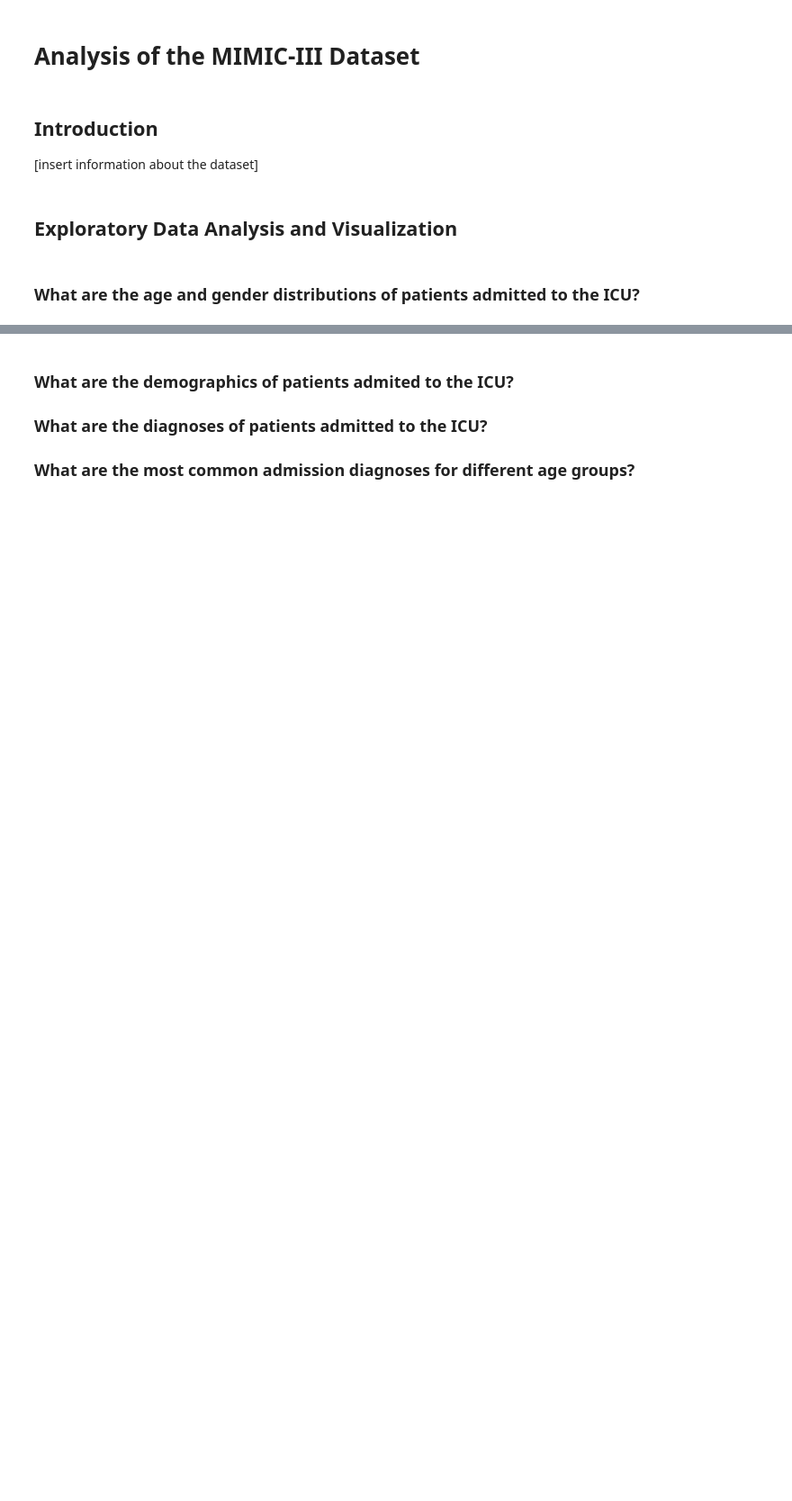
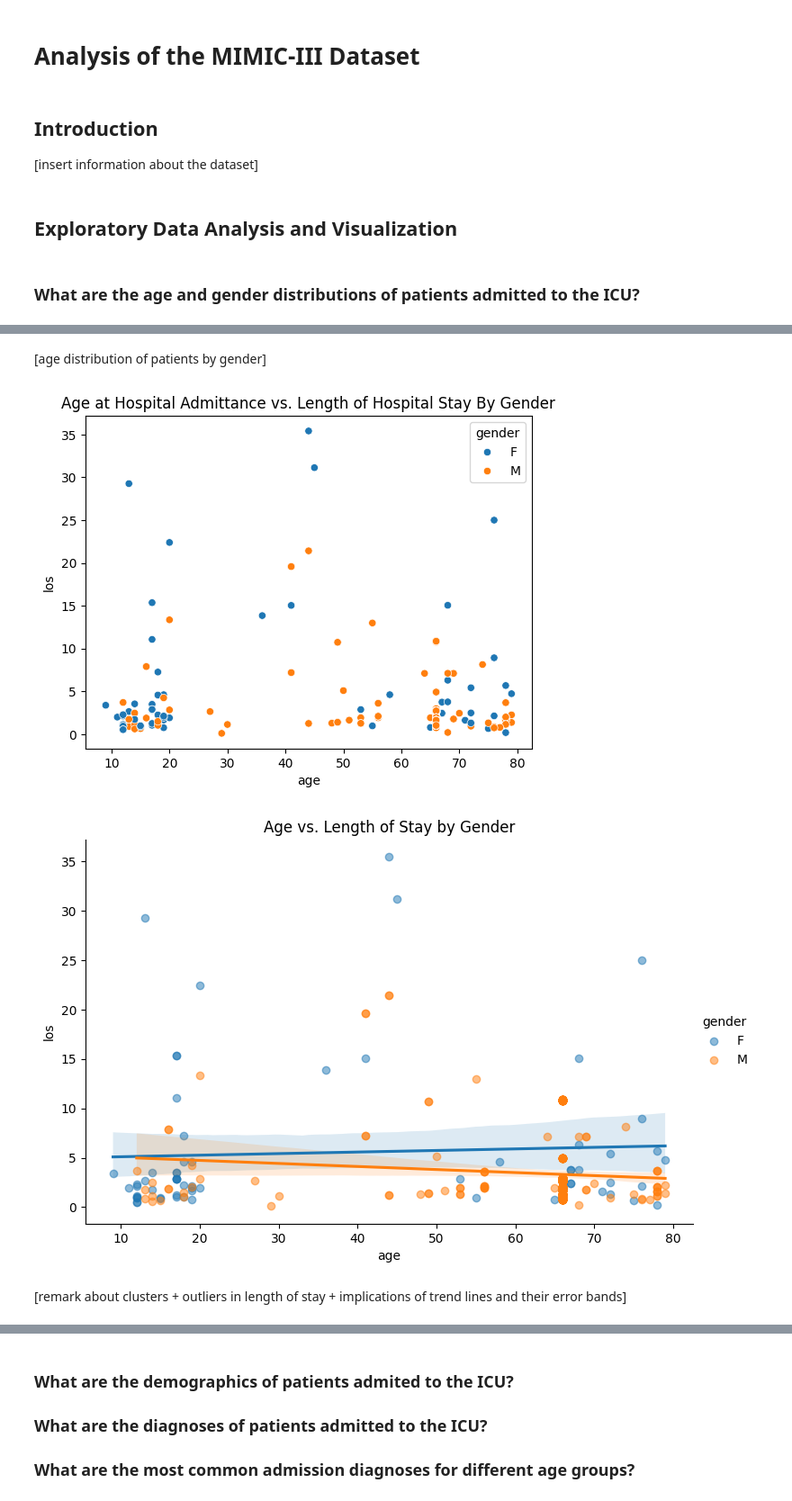
Before and after one commit to punstack/Health-Care-Analytics, a Jupyter notebook: eda.ipynb, the cells around one changed output, grey strips where cells are left out. Shown: that part at 90% size. Drawn from its saved outputs; the diff is of its cells as text; code cells hidden in the pictures; blank space fills up the shorter version.

```diff
--- a/eda.ipynb
+++ b/eda.ipynb
@@ -21,30 +16,2 @@ def preprocessing(query):
 # %% [markdown]
 ### What are the age and gender distributions of patients admitted to the ICU?
-# %%
-query_a = text("""
-            SELECT
-                p.gender,
-                TIMESTAMPDIFF(YEAR, p.dob, p.dod) AS age,
-                i.los,
-                ABS(TIMESTAMPDIFF(DAY, p.dod, a.dischtime)) AS death_days,
-                IF(ABS(TIMESTAMPDIFF(DAY, p.dod, a.dischtime)) > 90, "death not within 90 days of discharge",
-                    IF(TIMESTAMPDIFF(DAY, p.dod, a.dischtime) = 0, "death within hospital",
-                        "death within 90 days of discharge")) AS death_time,
-                a.hospital_expire_flag
-            FROM
-                patients AS p
-            INNER JOIN
-                icustays AS i
-                ON p.subject_id = i.subject_id
-            INNER JOIN
-                admissions AS a
-                ON p.subject_id = a.subject_id
-            WHERE
-               TIMESTAMPDIFF(YEAR, p.dob, p.dod) < 300;
-        """)
-
-df_a = preprocessing(query_a)
-df_a['age'] = df_a['age'].apply(lambda x: 100 - x if x > 79 else x)
-
-print(df_a.head())
-df_a.info()
@@ -140,0 +103,15 @@ plt.show()
+# %% [markdown]
+[age distribution of patients by gender]
+# %%
+sns.scatterplot(x='age', y='los', hue = 'gender', data=df_a)
+plt.title('Age at Hospital Admittance vs. Length of Hospital Stay By Gender')
+plt.show()
+
+sns.lmplot(x='age', y='los', hue='gender', data=df_a, aspect=1.5, scatter_kws={'alpha':0.5})
+plt.title('Age vs. Length of Stay by Gender')
+plt.show()
+# %% [output]
+[figure, added]
+[figure, added]
+# %% [markdown]
+[remark about clusters + outliers in length of stay + implications of trend lines and their error bands]
```
Also changed, not shown: parts of 28 cells of this notebook, 1 other file.
